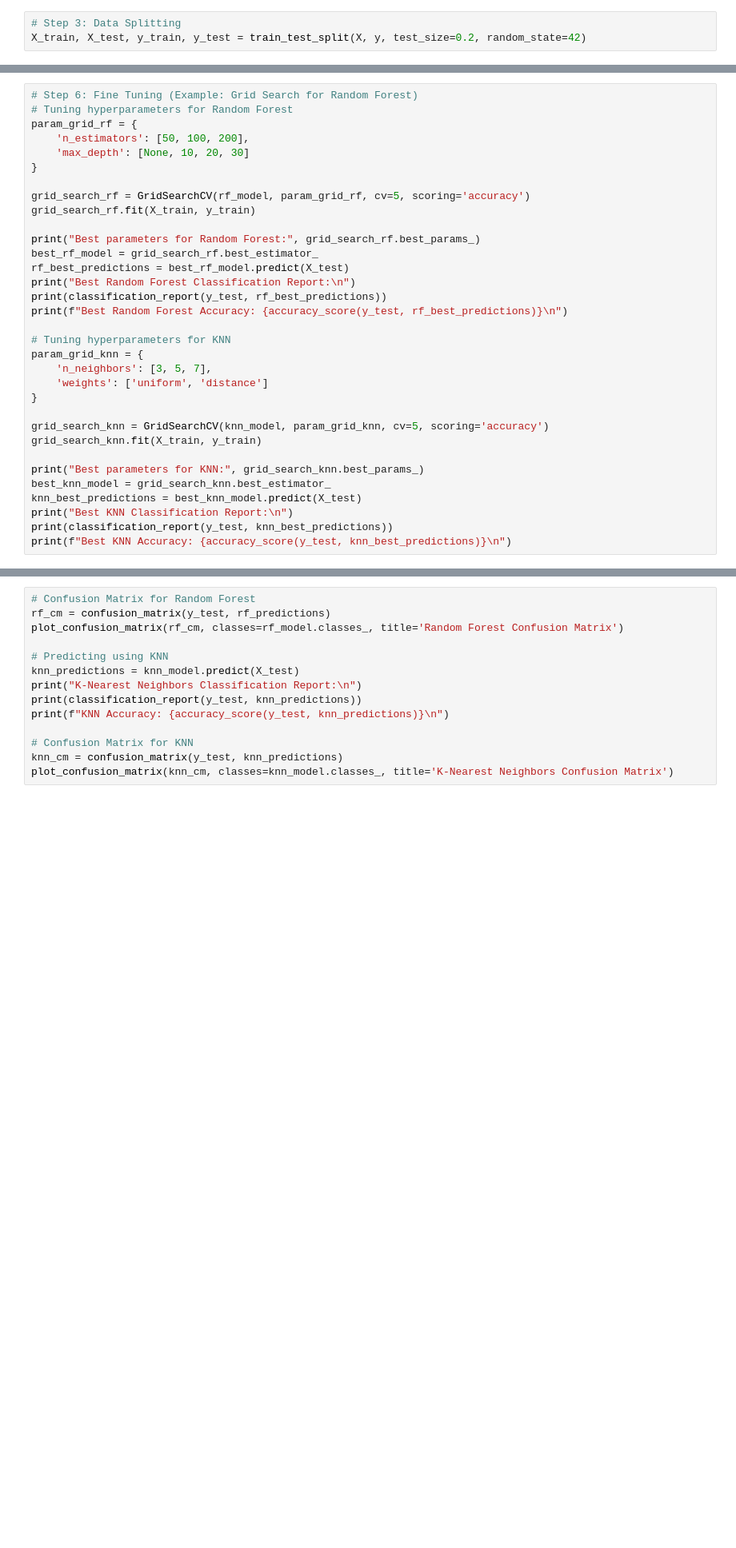
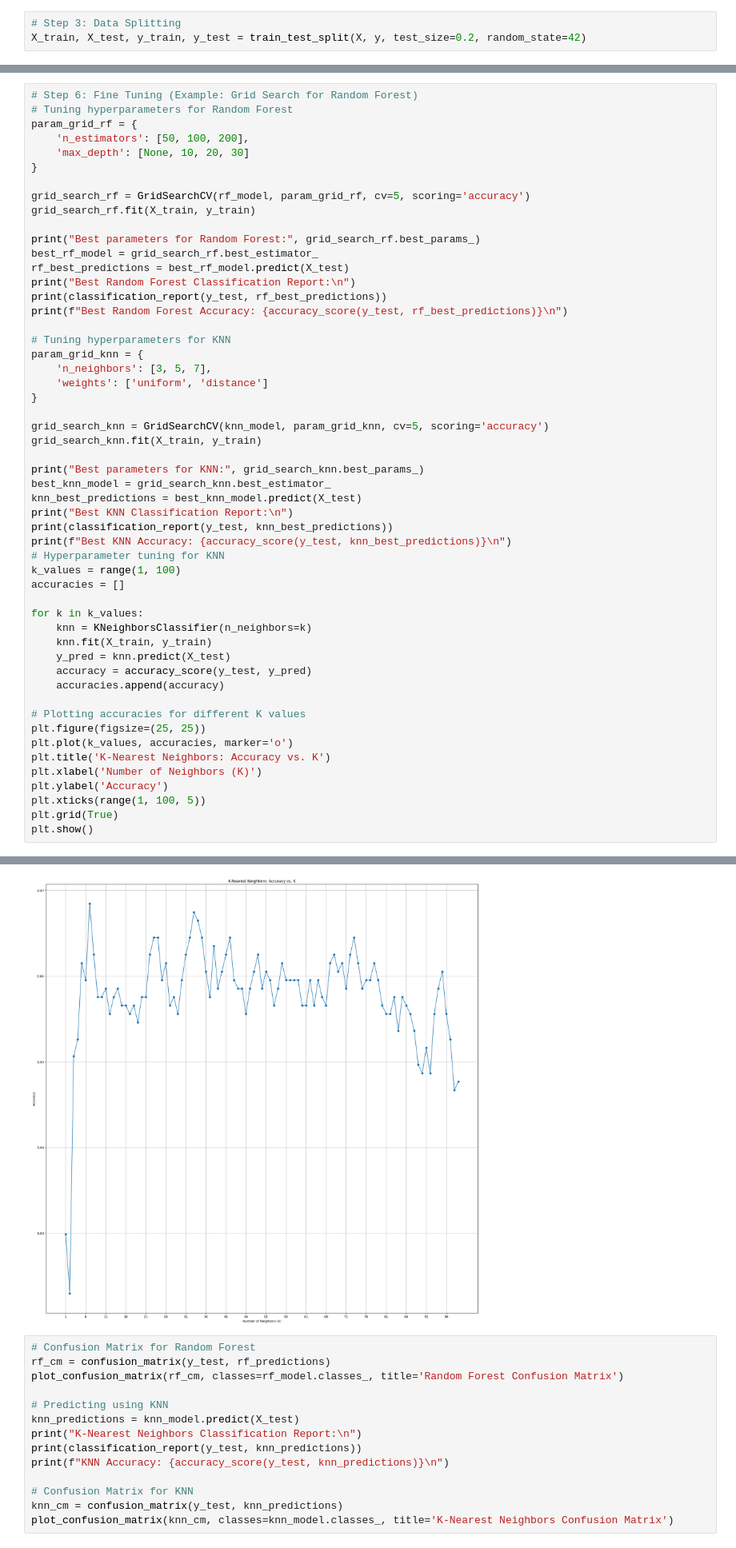
Before and after one commit to tarekdx34/TarekMohamed_alexeagles_phase1, a Jupyter notebook: ColorClassification.ipynb, the cells around one changed output, grey strips where cells are left out. Shown at 80% size. Cells and saved outputs as stored; diff of their text form; blank space fills up the shorter version.

```diff
--- a/ColorClassification.ipynb
+++ b/ColorClassification.ipynb
@@ -102,3 +125,24 @@ knn_best_predictions = best_knn_model.predict(X_test)
 print("Best KNN Classification Report:\n")
 print(classification_report(y_test, knn_best_predictions))
 print(f"Best KNN Accuracy: {accuracy_score(y_test, knn_best_predictions)}\n")
+# Hyperparameter tuning for KNN
+k_values = range(1, 100)
+accuracies = []
+
+for k in k_values:
+    knn = KNeighborsClassifier(n_neighbors=k)
+    knn.fit(X_train, y_train)
+    y_pred = knn.predict(X_test)
+    accuracy = accuracy_score(y_test, y_pred)
+    accuracies.append(accuracy)
+
+# Plotting accuracies for different K values
+plt.figure(figsize=(25, 25))
+plt.plot(k_values, accuracies, marker='o')
+plt.title('K-Nearest Neighbors: Accuracy vs. K')
+plt.xlabel('Number of Neighbors (K)')
+plt.ylabel('Accuracy')
+plt.xticks(range(1, 100, 5))
+plt.grid(True)
+plt.show()
+# %% [output]
@@ -105,3 +166,4 @@ print(f"Best KNN Accuracy: {accuracy_score(y_test, knn_best_predictions)}\n")
+[figure, added]
 # %%
 # Confusion Matrix for Random Forest
 rf_cm = confusion_matrix(y_test, rf_predictions)
```
Also changed, not shown: parts of 6 cells of this notebook.
